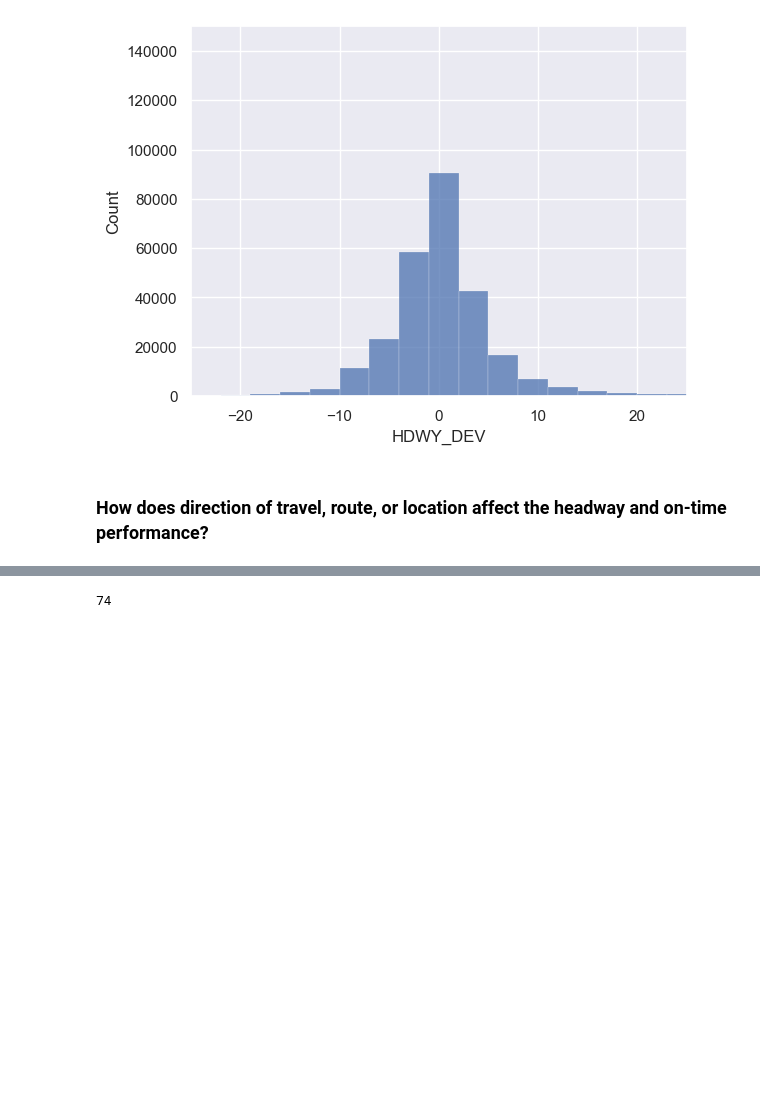
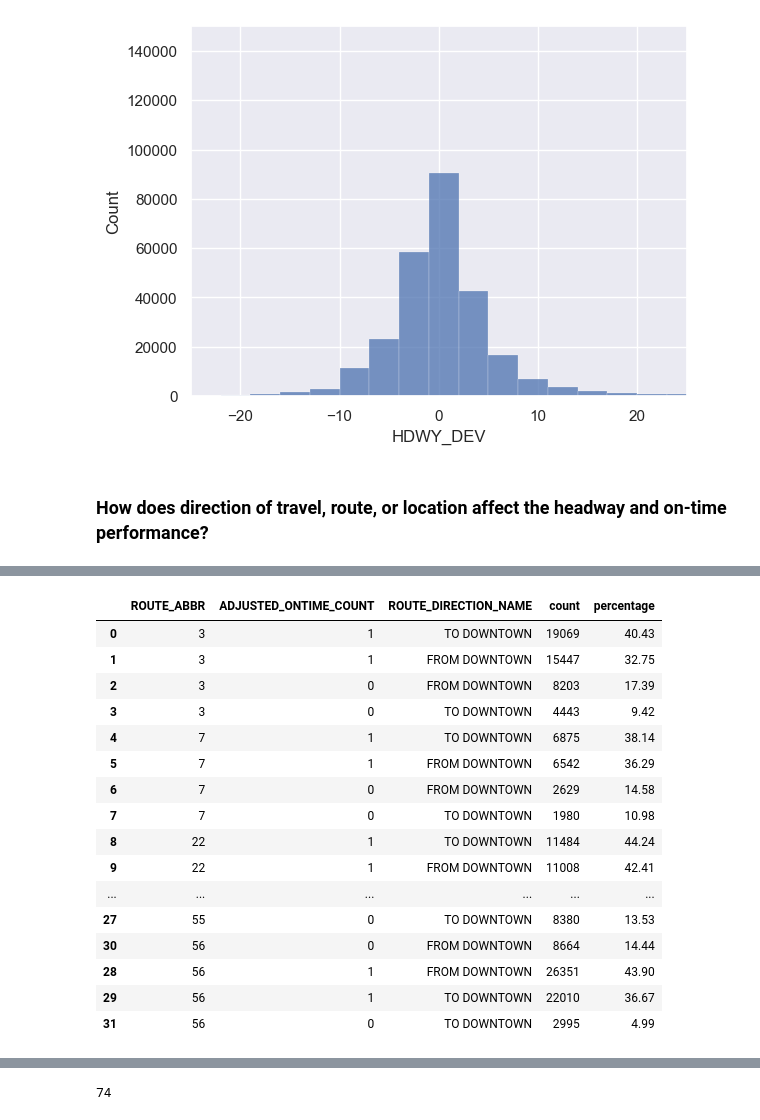
Before and after one commit to NSS-Data-Analytics-Cohort-11/wego-new-california-republic, a Jupyter notebook: notebooks/WeGo Data Introduction.ipynb, the cells around one changed output, grey strips where cells are left out. Cells and saved outputs as stored; diff of their text form; code cells hidden in the pictures; blank space fills up the shorter version.

```diff
--- a/notebooks/WeGo Data Introduction.ipynb
+++ b/notebooks/WeGo Data Introduction.ipynb
@@ -329,0 +343,28 @@ wego[['ROUTE_ABBR', 'ADJUSTED_ONTIME_COUNT']].groupby(['ROUTE_ABBR'])['ADJUSTED_
+# %%
+#create for loop that itterates over rows to determine percentage of each variable's count over total trips
+percentage = []
+for index, row in x.iterrows():
+    route_total = filter_by_route(x['ROUTE_ABBR'][index])
+    perc = round((x['count'][index]/route_total*100),2)
+    percentage.append(perc)
+
+x['percentage'] = percentage
+x
+# %% [output]
+|  | ROUTE_ABBR | ADJUSTED_ONTIME_COUNT | ROUTE_DIRECTION_NAME | count | percentage |
+| 0 | 3 | 1 | TO DOWNTOWN | 19069 | 40.43 |
+| 1 | 3 | 1 | FROM DOWNTOWN | 15447 | 32.75 |
+| 2 | 3 | 0 | FROM DOWNTOWN | 8203 | 17.39 |
+| 3 | 3 | 0 | TO DOWNTOWN | 4443 | 9.42 |
+| 4 | 7 | 1 | TO DOWNTOWN | 6875 | 38.14 |
+| 5 | 7 | 1 | FROM DOWNTOWN | 6542 | 36.29 |
+| 6 | 7 | 0 | FROM DOWNTOWN | 2629 | 14.58 |
+| 7 | 7 | 0 | TO DOWNTOWN | 1980 | 10.98 |
+| 8 | 22 | 1 | TO DOWNTOWN | 11484 | 44.24 |
+| 9 | 22 | 1 | FROM DOWNTOWN | 11008 | 42.41 |
+| ... | ... | ... | ... | ... | ... |
+| 27 | 55 | 0 | TO DOWNTOWN | 8380 | 13.53 |
+| 30 | 56 | 0 | FROM DOWNTOWN | 8664 | 14.44 |
+| 28 | 56 | 1 | FROM DOWNTOWN | 26351 | 43.90 |
+| 29 | 56 | 1 | TO DOWNTOWN | 22010 | 36.67 |
+| 31 | 56 | 0 | TO DOWNTOWN | 2995 | 4.99 |
```
Also changed, not shown: parts of 5 cells of this notebook, 2 other files.
